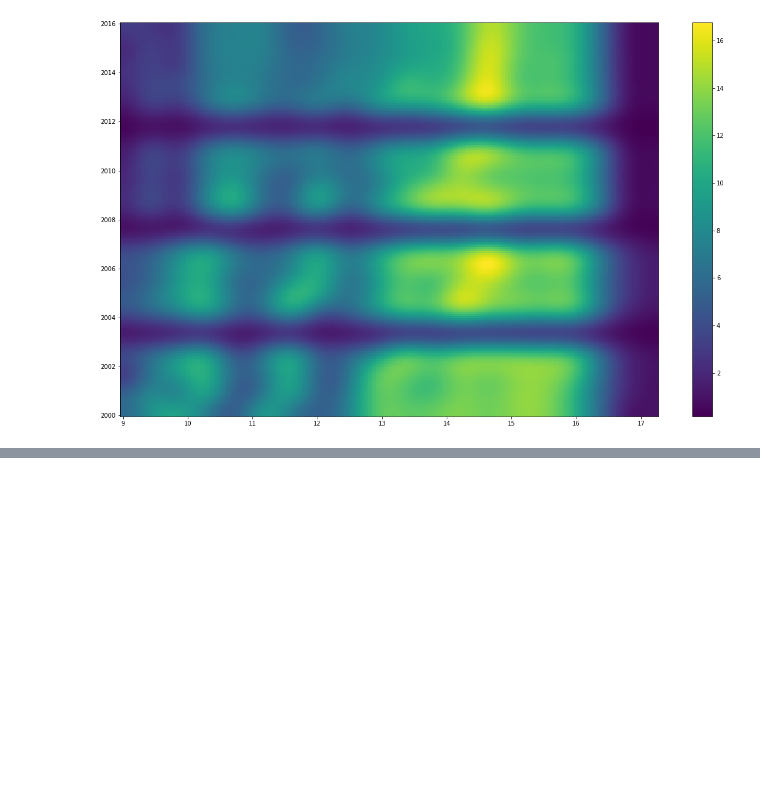
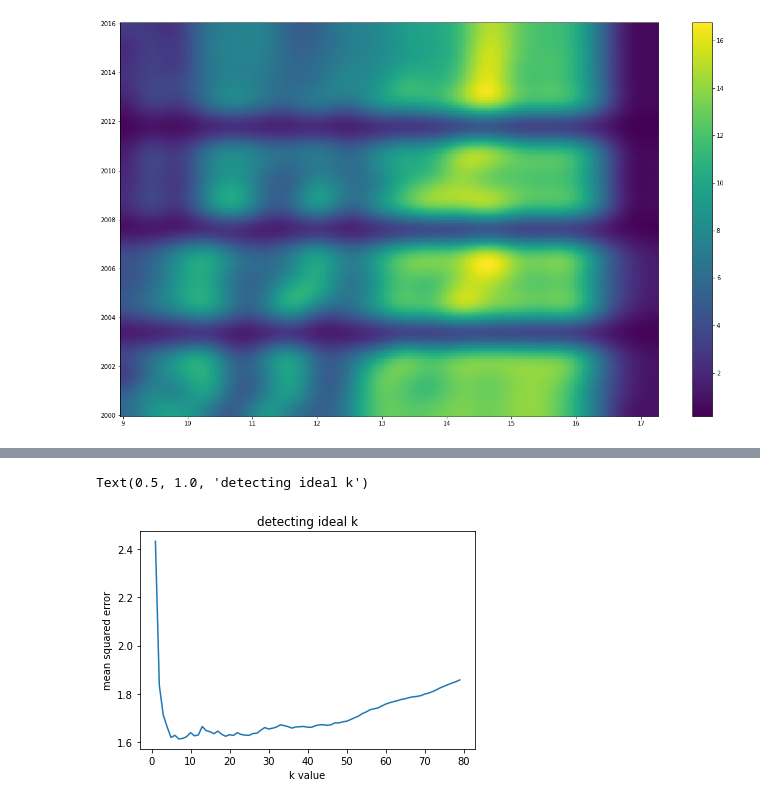
Before and after one commit to evanamay/CMSC320-Final-Project, a Jupyter notebook: tutorial.ipynb, the cells around one changed output, grey strips where cells are left out. Saved outputs shown, nothing was run; the diff lists cells and outputs as text; code cells hidden in the pictures; blank space fills up the shorter version.

```diff
--- a/tutorial.ipynb
+++ b/tutorial.ipynb
@@ -1015,0 +1047,31 @@ plt.show()
+# %%
+fields_to_fill = ['wine_mi','beer_mi','spirits_mi','other_mi']
+
+X = consumption_imputer[consumption_imputer[fields_to_fill[0]] >= 0][['year','gdp_pc_2011_mb','population']]
+Y = consumption_imputer[consumption_imputer[fields_to_fill[0]] >= 0][fields_to_fill[0]]
+
+x_train, x_test, y_train, y_test = train_test_split(X,Y,train_size=0.7)
+#now we can begin the actual imputing
+# %%
+fig, ax = plt.subplots()
+num_k = np.arange(1,80,1)
+accuracy = {} #records the accuracy of each neighbor setting
+
+#builds model for each differernt neighbor number
+for neighbors in num_k:
+  knn = KNeighborsRegressor(n_neighbors=neighbors)
+  model = knn.fit(x_train, y_train)
+  y_pred = model.predict(x_test)
+  mse = mean_squared_error(y_test,y_pred)
+  accuracy[neighbors] = mse
+
+
+plotable_x = np.fromiter(accuracy.keys(), dtype=float)
+plotable_y = np.fromiter(accuracy.values(), dtype=float)
+ax.plot(plotable_x,plotable_y)
+ax.set_xlabel('k value')
+ax.set_ylabel('mean squared error')
+ax.set_title('detecting ideal k')
+# %% [output]
+Text(0.5, 1.0, 'detecting ideal k')
+[figure, added]
```
Also changed, not shown: parts of 15 cells of this notebook.
